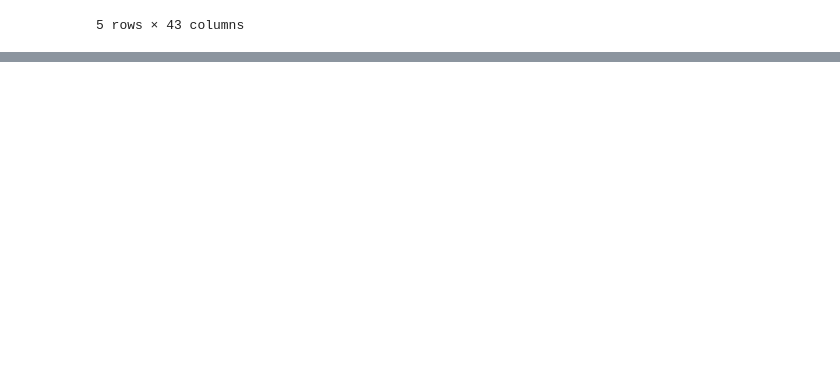
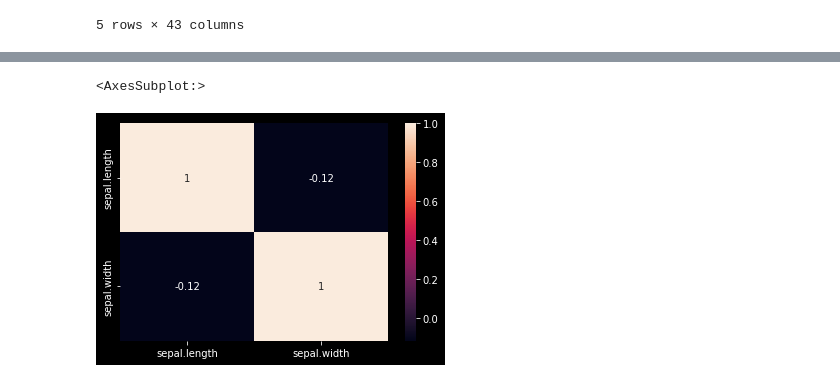
Before and after one commit to madskillskill/sf_data_science, a Jupyter notebook: EDA-3/wine.ipynb, the cells around one changed output, grey strips where cells are left out. Saved outputs shown, nothing was run; the diff lists cells and outputs as text; code cells hidden in the pictures; blank space fills up the shorter version.

```diff
--- a/EDA-3/wine.ipynb
+++ b/EDA-3/wine.ipynb
@@ -337,3 +337,8 @@ df.head()
 | 3 | 22 | Italy | Delicate aromas recall white flow... | Ficiligno | 87 | 19.000000 | Sicily & Sardinia | Sicilia | Kerin O’Keefe | ... |
 | 4 | 24 | Italy | Aromas of prune, blackcurrant, to... | Aynat | 87 | 35.000000 | Sicily & Sardinia | Sicilia | Kerin O’Keefe | ... |
 5 rows × 43 columns
+# %%
+import seaborn as sns # импортируем seaborn для построения графиков
+
+iris = pd.read_csv('data/iris.csv', sep=',')
+sns.heatmap(iris.corr(), annot=True) # включаем отображение коэффициентов
@@ -339,0 +348,8 @@ df.head()
+# %%
+iris = iris.drop(['petal.width'], axis=1)
+iris = iris.drop(['petal.length'], axis=1)
+
+sns.heatmap(iris.corr(), annot=True) # включаем отображение коэффициентов
+# %% [output]
+<AxesSubplot:>
+[figure, added]
```
Also changed, not shown: parts of 14 cells of this notebook, 5 other files.
